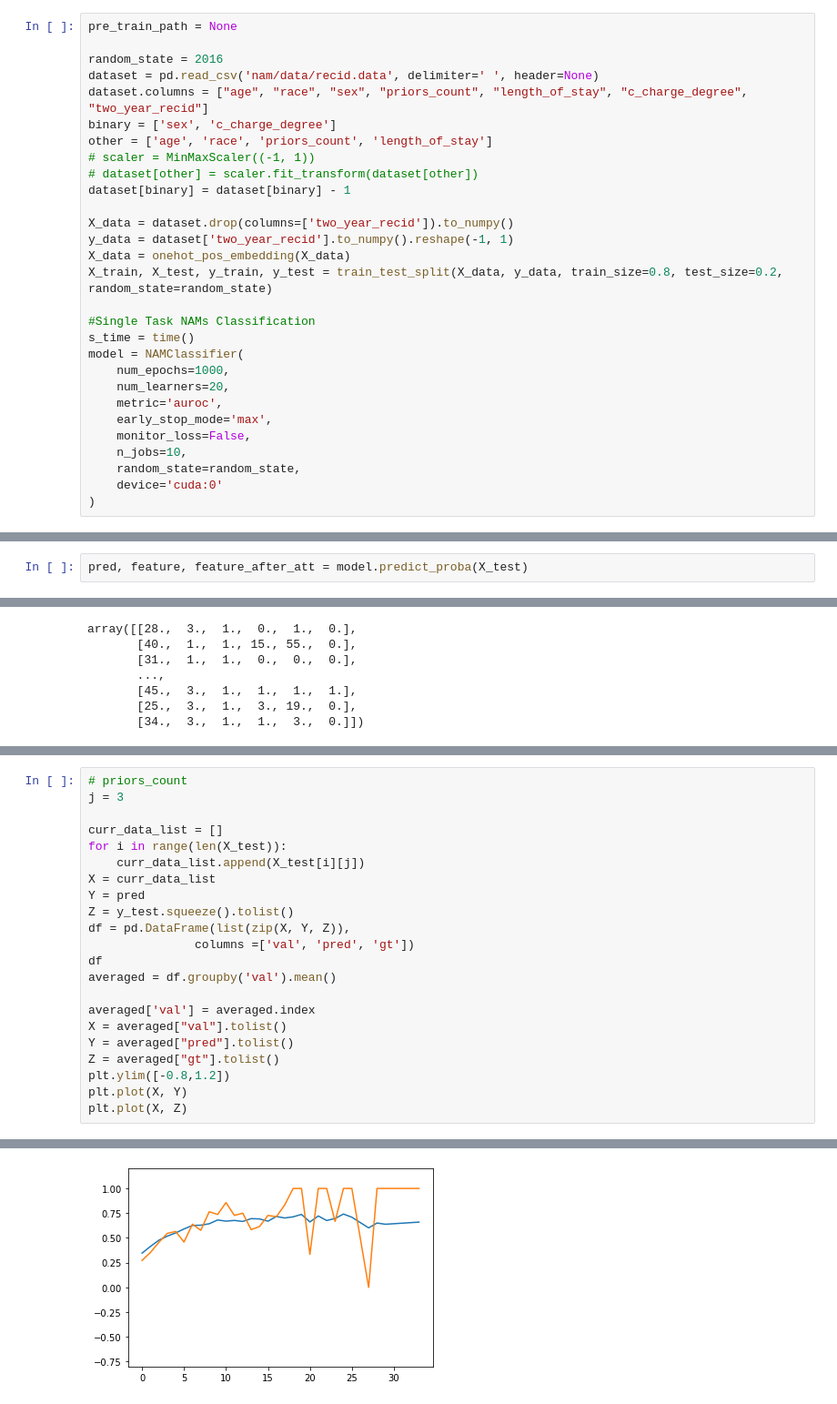
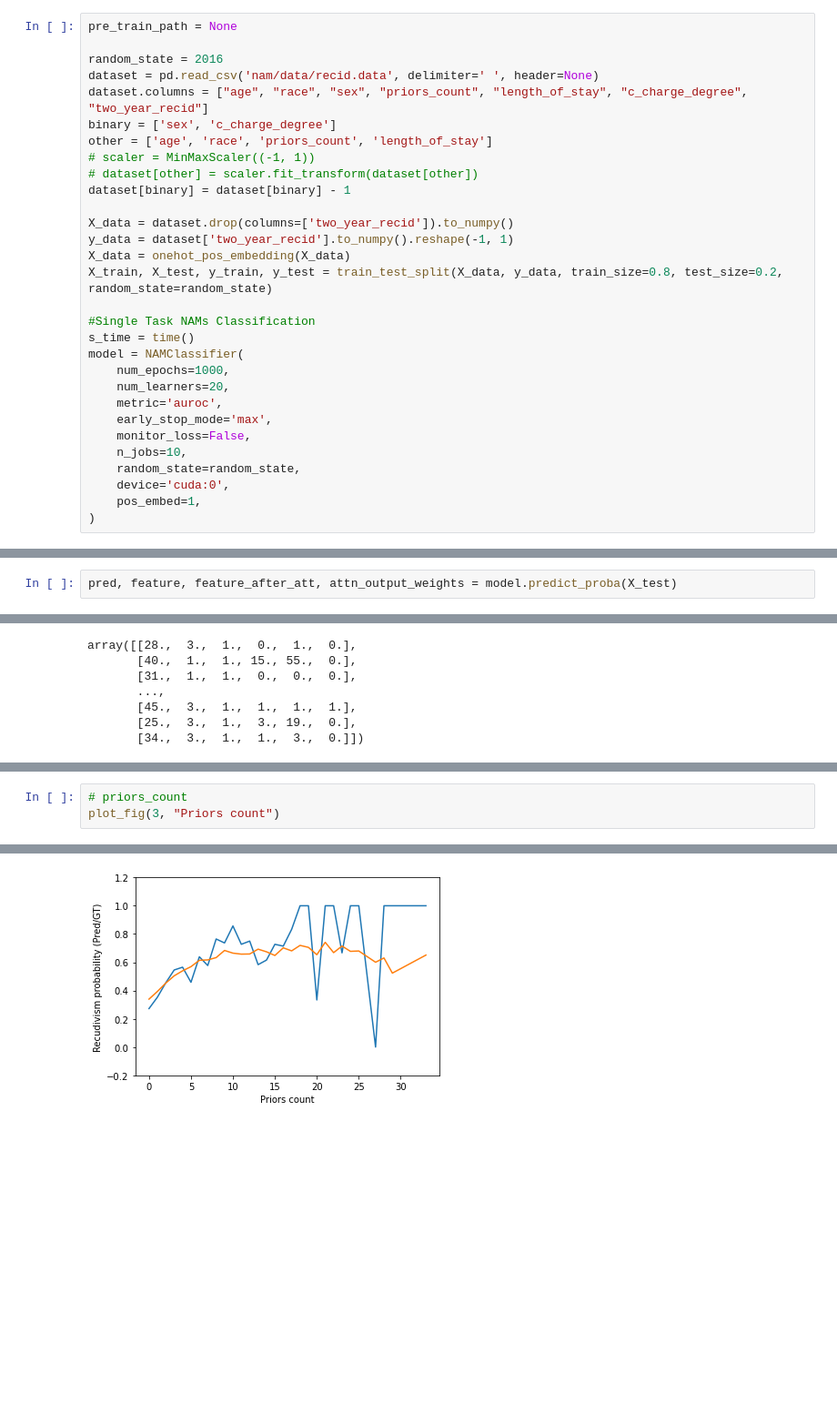
Before and after one commit to zmgong/nam_with_attention, a Jupyter notebook: recid_test.ipynb, the cells around one changed output, grey strips where cells are left out. Shown: that part at 91% size. Saved outputs shown, nothing was run; the diff lists cells and outputs as text; blank space fills up the shorter version.

```diff
--- a/recid_test.ipynb
+++ b/recid_test.ipynb
@@ -52,7 +52,8 @@ model = NAMClassifier(
     monitor_loss=False,
     n_jobs=10,
     random_state=random_state,
-    device='cuda:0'
+    device='cuda:0',
+    pos_embed=1,
 )
 # %%
 model.fit(X_train, y_train)
@@ -62,7 +63,7 @@ Format converting and model initializing are done.
 To enable them in other operations, rebuild TensorFlow with the appropriate compiler flags.
 <nam.wrapper.wrapper.NAMClassifier at 0x...>
 # %%
-pred, feature, feature_after_att = model.predict_proba(X_test)
+pred, feature, feature_after_att, attn_output_weights = model.predict_proba(X_test)
 # %%
 print(sk_metrics.roc_auc_score(y_test, pred))
 # %% [output]
@@ -160,23 +125,4 @@ plt.plot(X, Z)
 # %%
 # priors_count
-j = 3
-
-curr_data_list = []
-for i in range(len(X_test)):
-    curr_data_list.append(X_test[i][j])
-X = curr_data_list
-Y = pred
-Z = y_test.squeeze().tolist()
-df = pd.DataFrame(list(zip(X, Y, Z)),
-               columns =['val', 'pred', 'gt'])
-df
-averaged = df.groupby('val').mean()
-
-averaged['val'] = averaged.index
-X = averaged["val"].tolist()
-Y = averaged["pred"].tolist()
-Z = averaged["gt"].tolist()
-plt.ylim([-0.8,1.2])
-plt.plot(X, Y)
-plt.plot(X, Z)
+plot_fig(3, "Priors count")
 # %% [output]
@@ -184,2 +129,2 @@ plt.plot(X, Z)
-[figure, old version]
+[figure, new version]
 # %%
```
Also changed, not shown: parts of 11 cells of this notebook, 5 other files.
